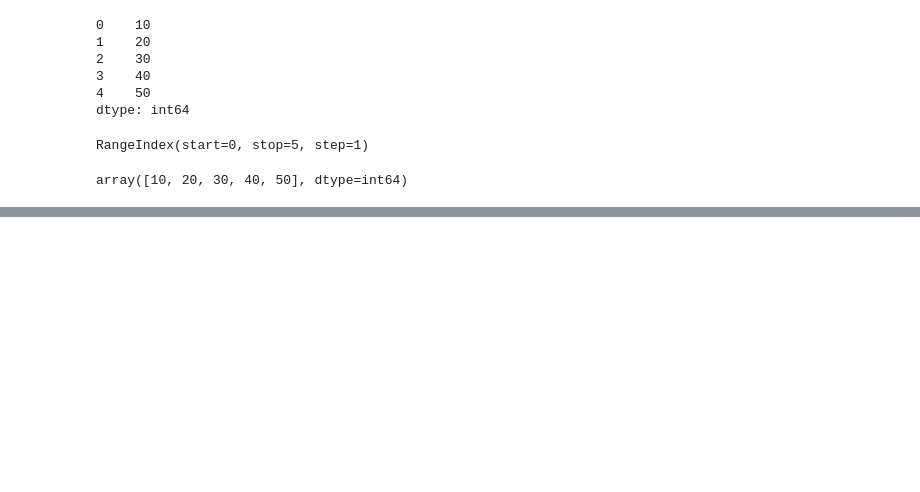
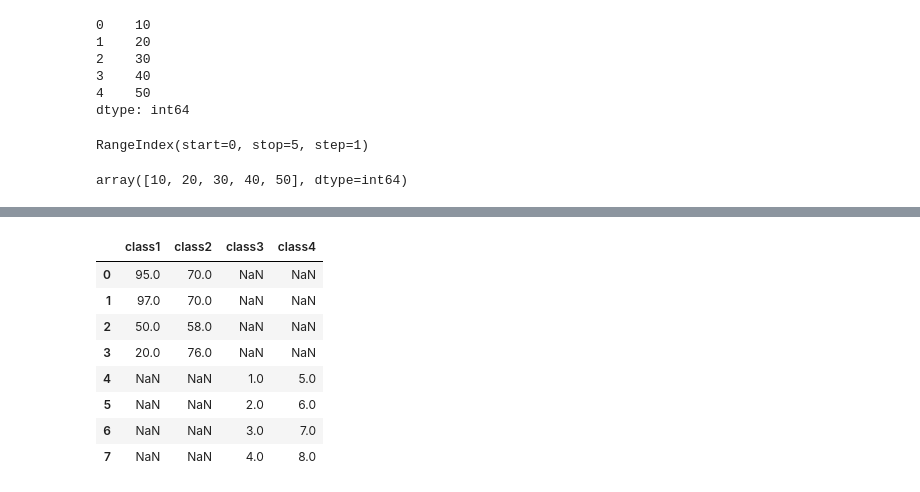
Before and after one commit to jeehoshin/python_newbie, a Jupyter notebook: chapter11_pandas.ipynb, the cells around one changed output, grey strips where cells are left out. Drawn from its saved outputs; the diff is of its cells as text; code cells hidden in the pictures; blank space fills up the shorter version.

```diff
--- a/chapter11_pandas.ipynb
+++ b/chapter11_pandas.ipynb
@@ -50,0 +518,6 @@ DatetimeIndex(['2019-01-01', '2019-01-02', '2019-01-03', '2019-01-04',
+# %%
+df2 = pd.DataFrame({
+    'class1' : [97 89]
+    'class2' : [29 70]
+})
+df2
@@ -50,0 +528,2 @@ DatetimeIndex(['2019-01-01', '2019-01-02', '2019-01-03', '2019-01-04',
+# %%
+df1.append(df2)
@@ -50,0 +538,2 @@ DatetimeIndex(['2019-01-01', '2019-01-02', '2019-01-03', '2019-01-04',
+# %%
+df1.append(df2  ignore_index= True) #이 기능을 사용해주면 새로운 인덱스를 할당해주게 된다.
@@ -50,0 +548,6 @@ DatetimeIndex(['2019-01-01', '2019-01-02', '2019-01-03', '2019-01-04',
+# %%
+df3 = pd.DataFrame({
+    'class3' : [1 2 3 4]
+    'class4' : [5 6 7 8]
+})
+df3
@@ -50,0 +560,12 @@ DatetimeIndex(['2019-01-01', '2019-01-02', '2019-01-03', '2019-01-04',
+# %%
+df1.append(df3  ignore_index=True) #이처럼 칼럼명이 다르면 결합되지 않는다.
+# %% [output]
+|  | class1 | class2 | class3 | class4 |
+| 0 | 95.0 | 70.0 | NaN | NaN |
+| 1 | 97.0 | 70.0 | NaN | NaN |
+| 2 | 50.0 | 58.0 | NaN | NaN |
+| 3 | 20.0 | 76.0 | NaN | NaN |
+| 4 | NaN | NaN | 1.0 | 5.0 |
+| 5 | NaN | NaN | 2.0 | 6.0 |
+| 6 | NaN | NaN | 3.0 | 7.0 |
+| 7 | NaN | NaN | 4.0 | 8.0 |
```
Also changed, not shown: parts of 130 cells of this notebook, 1 other file.
